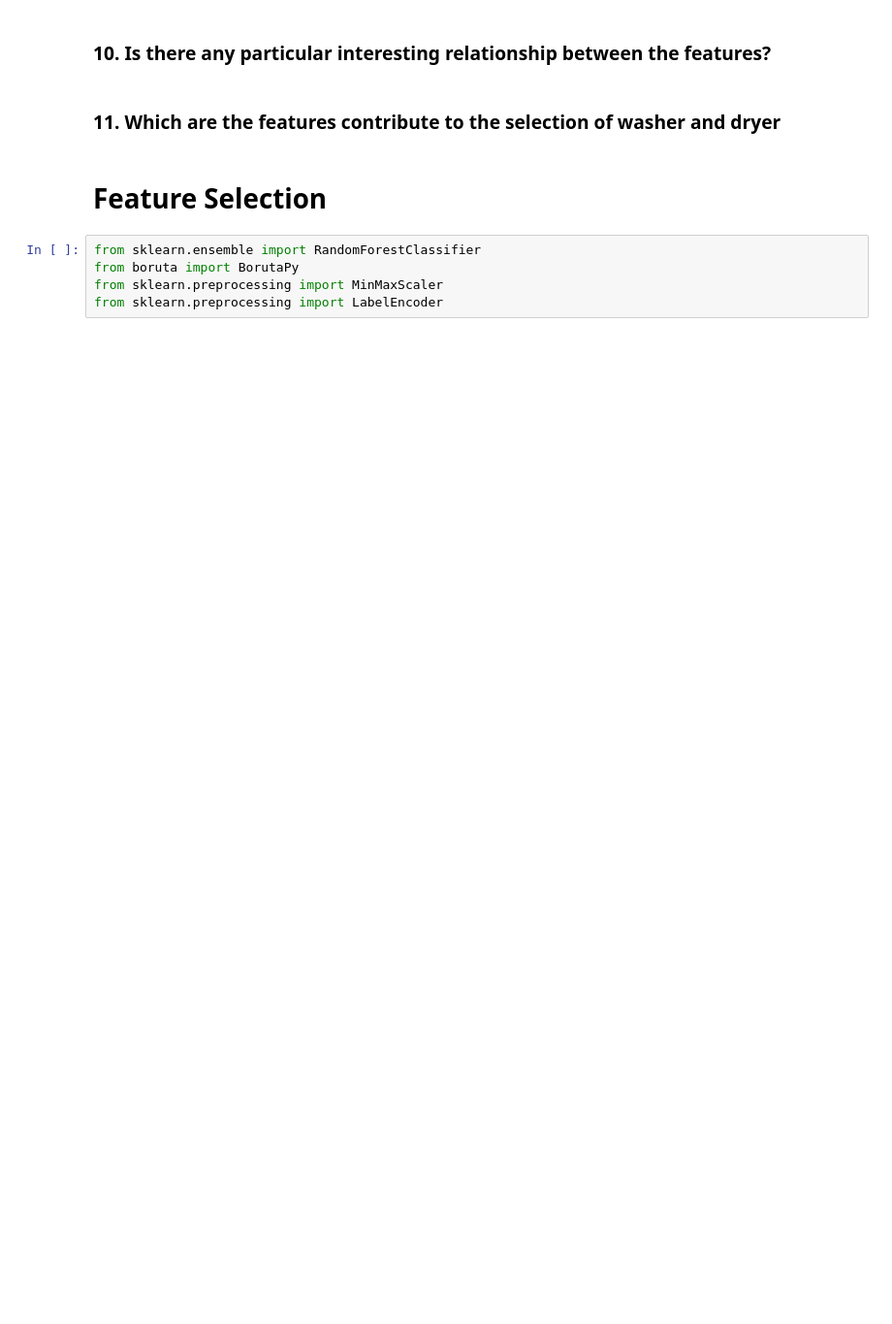
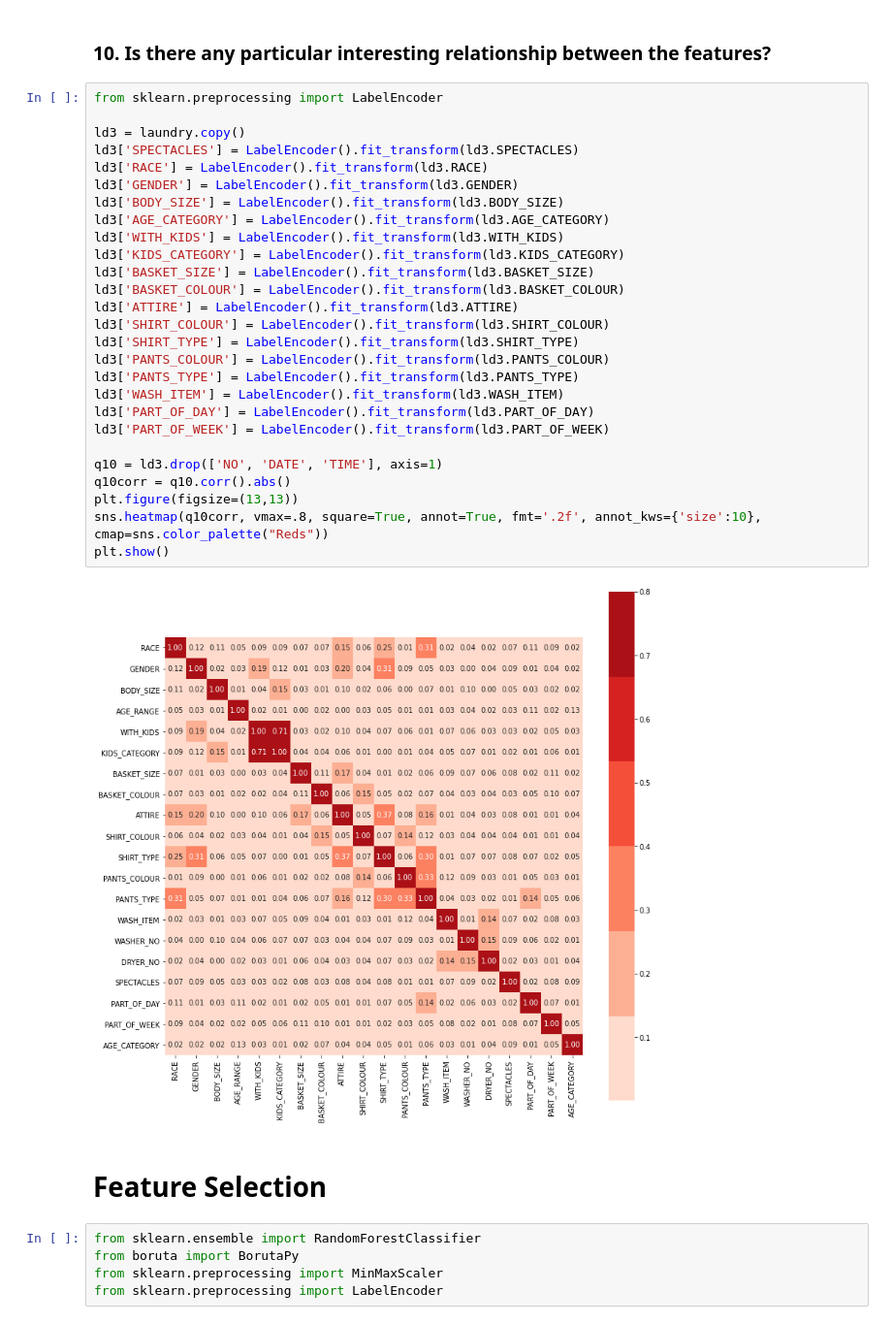
Before and after one commit to mzamfirdaus/dataminingproject, a Jupyter notebook: datapreprocessing_v2.ipynb, the cells around one changed output. Shown: that part at 97% size. Cells and saved outputs as stored; diff of their text form; blank space fills up the shorter version.

```diff
--- a/datapreprocessing_v2.ipynb
+++ b/datapreprocessing_v2.ipynb
@@ -1161,8 +1127,35 @@ alt.Chart(femaleWithKids).mark_bar().encode(
 [interactive output not drawn]
 # %% [markdown]
 ### 10. Is there any particular interesting relationship between the features?
-# %% [markdown]
-### 11. Which are the features contribute to the selection of washer and dryer
+# %%
+from sklearn.preprocessing import LabelEncoder
+
+ld3 = laundry.copy()
+ld3['SPECTACLES'] = LabelEncoder().fit_transform(ld3.SPECTACLES)
+ld3['RACE'] = LabelEncoder().fit_transform(ld3.RACE)
+ld3['GENDER'] = LabelEncoder().fit_transform(ld3.GENDER)
+ld3['BODY_SIZE'] = LabelEncoder().fit_transform(ld3.BODY_SIZE)
+ld3['AGE_CATEGORY'] = LabelEncoder().fit_transform(ld3.AGE_CATEGORY)
+ld3['WITH_KIDS'] = LabelEncoder().fit_transform(ld3.WITH_KIDS)
+ld3['KIDS_CATEGORY'] = LabelEncoder().fit_transform(ld3.KIDS_CATEGORY)
+ld3['BASKET_SIZE'] = LabelEncoder().fit_transform(ld3.BASKET_SIZE)
+ld3['BASKET_COLOUR'] = LabelEncoder().fit_transform(ld3.BASKET_COLOUR)
+ld3['ATTIRE'] = LabelEncoder().fit_transform(ld3.ATTIRE)
+ld3['SHIRT_COLOUR'] = LabelEncoder().fit_transform(ld3.SHIRT_COLOUR)
+ld3['SHIRT_TYPE'] = LabelEncoder().fit_transform(ld3.SHIRT_TYPE)
+ld3['PANTS_COLOUR'] = LabelEncoder().fit_transform(ld3.PANTS_COLOUR)
+ld3['PANTS_TYPE'] = LabelEncoder().fit_transform(ld3.PANTS_TYPE)
+ld3['WASH_ITEM'] = LabelEncoder().fit_transform(ld3.WASH_ITEM)
+ld3['PART_OF_DAY'] = LabelEncoder().fit_transform(ld3.PART_OF_DAY)
+ld3['PART_OF_WEEK'] = LabelEncoder().fit_transform(ld3.PART_OF_WEEK)
+
+q10 = ld3.drop(['NO', 'DATE', 'TIME'], axis=1)
+q10corr = q10.corr().abs()
+plt.figure(figsize=(13,13))
+sns.heatmap(q10corr, vmax=.8, square=True, annot=True, fmt='.2f', annot_kws={'size':10}, cmap=sns.color_palette("Reds"))
+plt.show()
+# %% [output]
+[figure, added]
 # %% [markdown]
 # Feature Selection
 # %%
```
Also changed, not shown: parts of 55 cells of this notebook.
